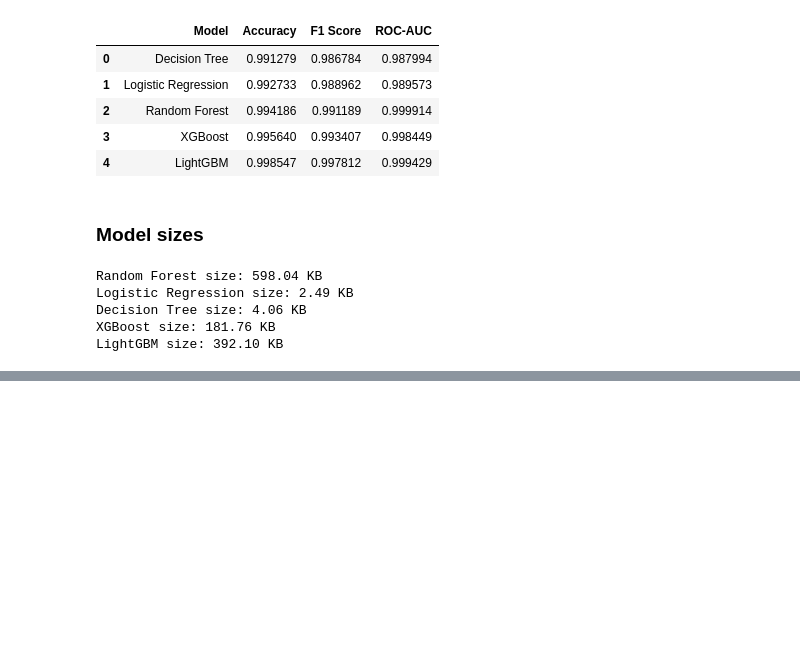
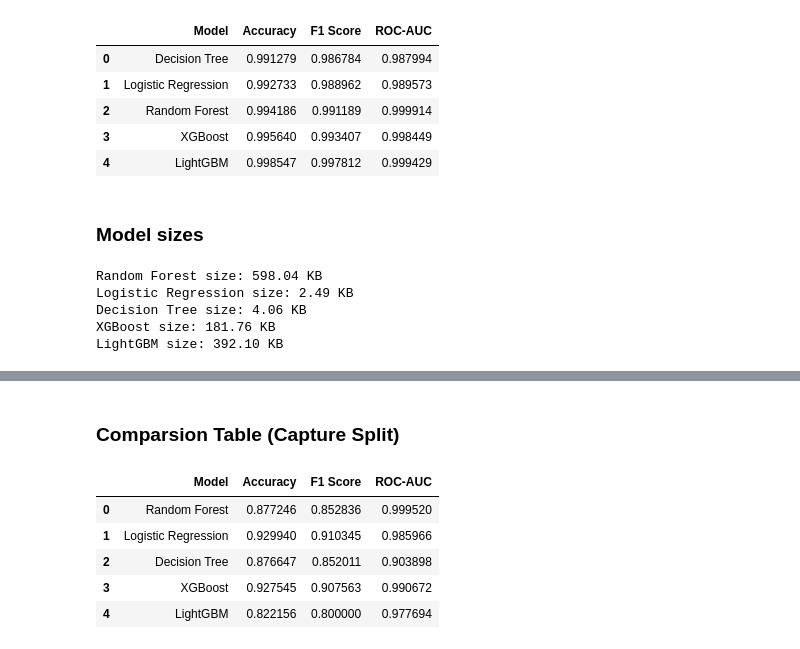
Before and after one commit to Amin256/iot-edge-ids, a Jupyter notebook: notebooks/baseline_model.ipynb, the cells around one changed output, grey strips where cells are left out. Drawn from its saved outputs; the diff is of its cells as text; code cells hidden in the pictures; blank space fills up the shorter version.

```diff
--- a/notebooks/baseline_model.ipynb
+++ b/notebooks/baseline_model.ipynb
@@ -396,0 +557,13 @@ LightGBM size: 392.10 KB
+# %%
+from lightgbm import LGBMClassifier
+
+lgbm_capture = LGBMClassifier(random_state = 42)
+
+lgbm_capture.fit(X_train, y_train)
+
+y_pred_lgbm_capture = lgbm_capture.predict(X_test)
+y_proba_lgbm_capture = lgbm_capture.predict_proba(X_test)[:, 1]
+
+print("\nLightGBM (Capture Split) Results:")
+print(classification_report(y_test, y_pred_lgbm_capture))
+print("ROC-AUC:", roc_auc_score(y_test, y_proba_lgbm_capture))
@@ -396,0 +588,44 @@ LightGBM size: 392.10 KB
+# %% [markdown]
+### Comparsion Table (Capture Split)
+# %%
+from sklearn.metrics import accuracy_score, f1_score
+
+capture_results = {
+    "Model": [
+        "Random Forest",
+        "Logistic Regression",
+        "Decision Tree",
+        "XGBoost",
+        "LightGBM"
+    ],
+    "Accuracy": [
+        accuracy_score(y_test, y_pred_capture),
+        accuracy_score(y_test, y_pred_lr_capture),
+        accuracy_score(y_test, y_pred_dt_capture),
+        accuracy_score(y_test, y_pred_xgb_capture),
+        accuracy_score(y_test, y_pred_lgbm_capture)
+    ],
+    "F1 Score": [
+        f1_score(y_test, y_pred_capture),
+        f1_score(y_test, y_pred_lr_capture),
+        f1_score(y_test, y_pred_dt_capture),
+        f1_score(y_test, y_pred_xgb_capture),
+        f1_score(y_test, y_pred_lgbm_capture)
+    ],
+    "ROC-AUC": [
+        roc_auc_score(y_test, y_proba_capture),
+        roc_auc_score(y_test, y_proba_lr_capture),
+        roc_auc_score(y_test, y_proba_dt_capture),
+        roc_auc_score(y_test, y_proba_xgb_capture),
+        roc_auc_score(y_test, y_proba_lgbm_capture)
+    ]
+}
+
+pd.DataFrame(capture_results)
+# %% [output]
+|  | Model | Accuracy | F1 Score | ROC-AUC |
+| 0 | Random Forest | 0.877246 | 0.852836 | 0.999520 |
+| 1 | Logistic Regression | 0.929940 | 0.910345 | 0.985966 |
+| 2 | Decision Tree | 0.876647 | 0.852011 | 0.903898 |
+| 3 | XGBoost | 0.927545 | 0.907563 | 0.990672 |
+| 4 | LightGBM | 0.822156 | 0.800000 | 0.977694 |
```
Also changed, not shown: parts of 17 cells of this notebook.
